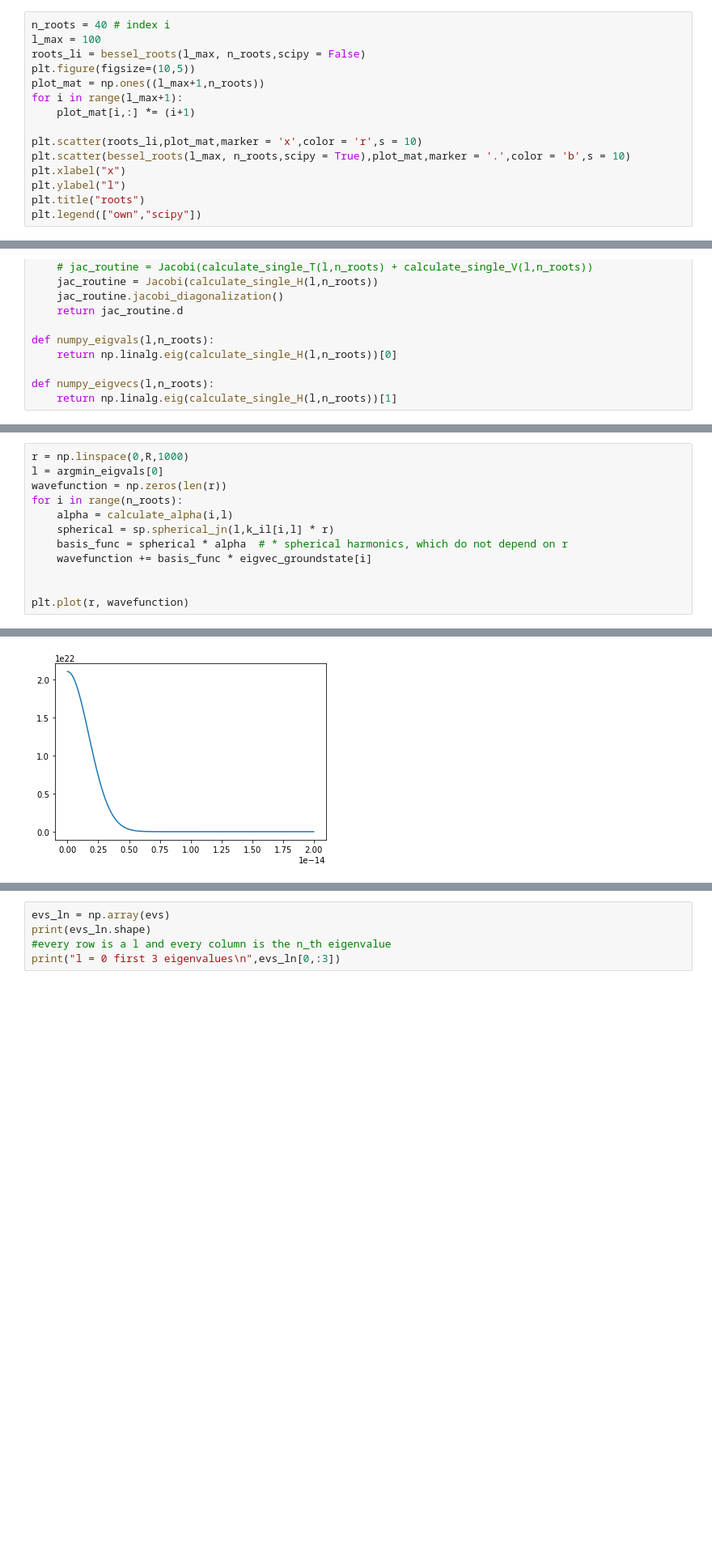
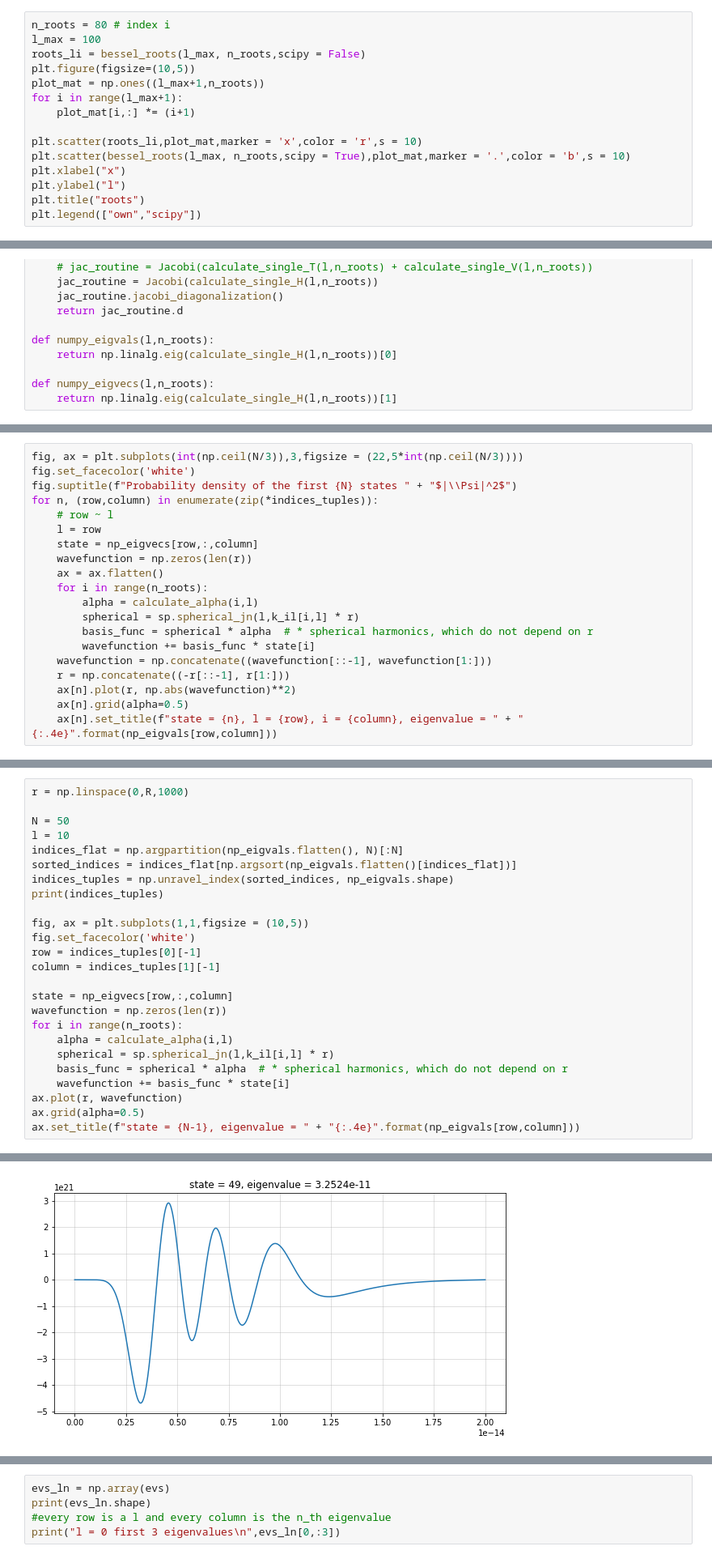
Before and after one commit to TobiLeitgeb/ComputationalPhysics_VO_code, a Jupyter notebook: main.ipynb, the cells around one changed output, grey strips where cells are left out. Shown at 81% size. Drawn from its saved outputs; the diff is of its cells as text; blank space fills up the shorter version.

Commit message:
more wavefunction stuff, e.g. Psi^2

```diff
--- a/main.ipynb
+++ b/main.ipynb
@@ -20,7 +20,7 @@ plt.grid()
 Compute the roots of the spherical bessel-functions $j_l(x)$, l $\in$ [0,...,100] and x $\in$ [0,...,100].
 Here we compare the found roots of the bessel functions to the roots when calculating the bessel functions with scipy
 # %%
-n_roots = 40 # index i
+n_roots = 80 # index i
 l_max = 100
 roots_li = bessel_roots(l_max, n_roots,scipy = False)
 plt.figure(figsize=(10,5))
@@ -314,0 +359,20 @@ plt.plot(eigvec_groundstate)
+# %%
+fig, ax = plt.subplots(int(np.ceil(N/3)),3,figsize = (22,5*int(np.ceil(N/3))))
+fig.set_facecolor('white')
+fig.suptitle(f"Probability density of the first {N} states " + "$|\\Psi|^2$")
+for n, (row,column) in enumerate(zip(*indices_tuples)):
+    # row ~ l
+    l = row
+    state = np_eigvecs[row,:,column]
+    wavefunction = np.zeros(len(r))
+    ax = ax.flatten()
+    for i in range(n_roots):
+        alpha = calculate_alpha(i,l)
+        spherical = sp.spherical_jn(l,k_il[i,l] * r)
+        basis_func = spherical * alpha  # * spherical harmonics, which do not depend on r
+        wavefunction += basis_func * state[i]
+    wavefunction = np.concatenate((wavefunction[::-1], wavefunction[1:]))
+    r = np.concatenate((-r[::-1], r[1:]))
+    ax[n].plot(r, np.abs(wavefunction)**2)
+    ax[n].grid(alpha=0.5)
+    ax[n].set_title(f"state = {n}, l = {row}, i = {column}, eigenvalue = " + "{:.4e}".format(np_eigvals[row,column]))
@@ -315,13 +381,26 @@ plt.plot(eigvec_groundstate)
 # %%
 r = np.linspace(0,R,1000)
-l = argmin_eigvals[0]
+
+N = 50
+l = 10
+indices_flat = np.argpartition(np_eigvals.flatten(), N)[:N]
+sorted_indices = indices_flat[np.argsort(np_eigvals.flatten()[indices_flat])]
+indices_tuples = np.unravel_index(sorted_indices, np_eigvals.shape)
+print(indices_tuples)
+
+fig, ax = plt.subplots(1,1,figsize = (10,5))
+fig.set_facecolor('white')
+row = indices_tuples[0][-1]
+column = indices_tuples[1][-1]
+
+state = np_eigvecs[row,:,column]
 wavefunction = np.zeros(len(r))
 for i in range(n_roots):
     alpha = calculate_alpha(i,l)
     spherical = sp.spherical_jn(l,k_il[i,l] * r)
     basis_func = spherical * alpha  # * spherical harmonics, which do not depend on r
-    wavefunction += basis_func * eigvec_groundstate[i]
-
-
-plt.plot(r, wavefunction)
+    wavefunction += basis_func * state[i]
+ax.plot(r, wavefunction)
+ax.grid(alpha=0.5)
+ax.set_title(f"state = {N-1}, eigenvalue = " + "{:.4e}".format(np_eigvals[row,column]))
 # %% [output]
@@ -329 +415 @@ plt.plot(r, wavefunction)
-[figure, old version]
+[figure, new version]
```
Also changed, not shown: parts of 10 cells of this notebook.
